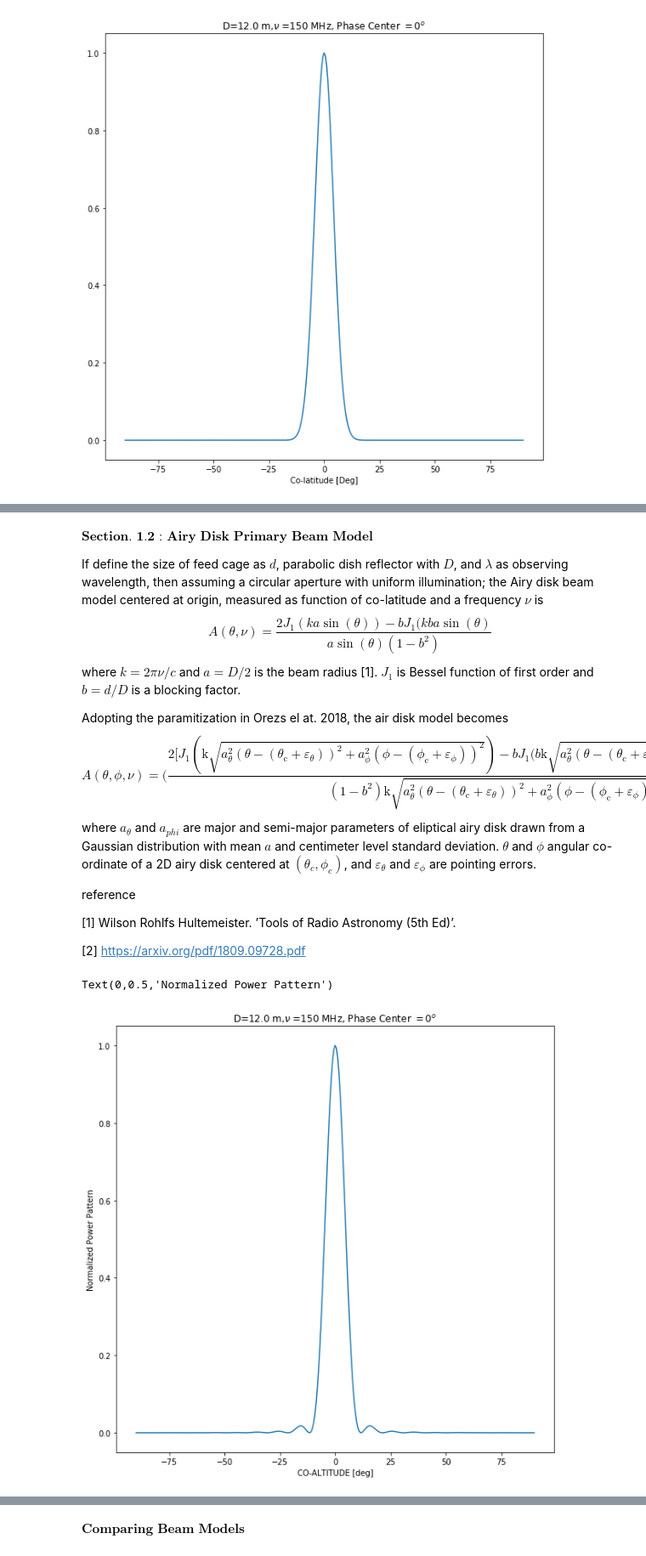
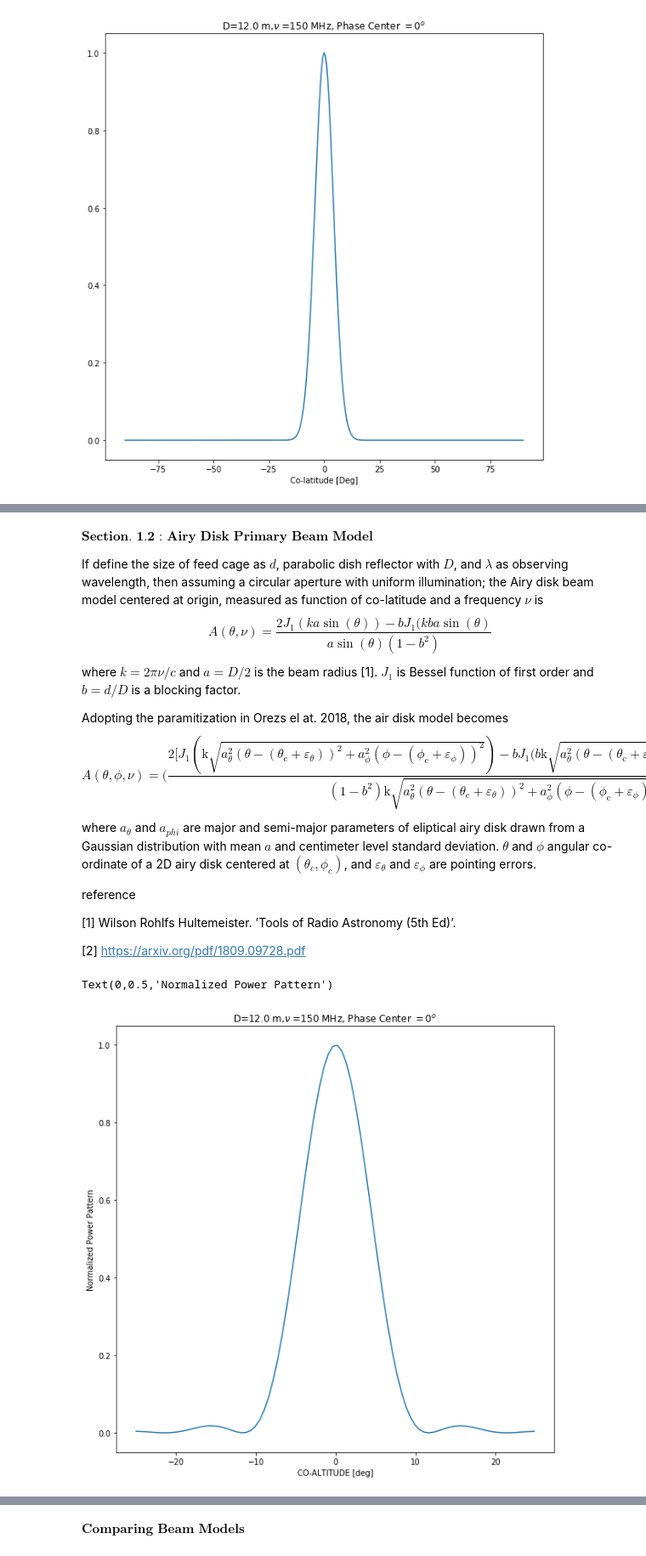
Before and after one commit to UKZN-Astronomy/hera_corrcal, a Jupyter notebook: Simulations/Beam Simulator.ipynb, the cells around one changed output, grey strips where cells are left out. Shown at 85% size. Drawn from its saved outputs; the diff is of its cells as text; code cells hidden in the pictures.

```diff
--- a/Simulations/Beam Simulator.ipynb
+++ b/Simulations/Beam Simulator.ipynb
@@ -59,7 +70,7 @@ plt.xlabel(r'Co-latitude [Deg]')
 Text(0.5,0,'Co-latitude [Deg]')
 [figure]
 # %%
-theta, phi = np.arange(-np.pi/2.0,np.pi/2.0,0.01),np.arange(-np.pi,np.pi,0.01)
+theta, phi = np.arange(- np.deg2rad(25),np.deg2rad(25),0.01),np.arange(-np.deg2rad(25),np.deg2rad(25),0.01)
 gaussian_pbeam =np.zeros((len(phi),len(theta)),dtype=np.float32)
 for phi_i in range(len(phi)):
     for theta_j in range(len(theta)):
@@ -91,15 +102,19 @@ $\textbf{Section. 1.2 : Airy Disk Primary Beam Model}$
 
 
 If define the size of feed cage as $\textit{d}$, parabolic dish reflector with $\textit{D}$, and $\lambda$ as observing wavelength, then assuming a circular aperture with uniform illumination; the Airy disk beam model  centered at origin, measured as function of co-latitude and a frequency $\nu$ is
+$$
 \begin{equation}
         \textit{A}(\theta,\nu)= \frac{2\textit{J}_1(\textit{k}\textit{a}\sin(\theta)) − \textit{b}\textit{J}_1(\textit{k}\textit{b}\textit{a}\sin(\theta)}{\textit{a}\sin(\theta )(1 − \textit{b}^2 )}
 \end{equation}
+$$
 where $\textit{k} = 2\pi\nu/\textit{c}$ and $\textit{a}=\textit{D}/2$ is the beam radius [1]. $\textit{J}_1$ is Bessel function of first order and  $\textit{b} = \textit{d}/\textit{D}$ is a blocking factor.
 
 Adopting the paramitization in Orezs el at. 2018, the air disk model becomes
+$$
 \begin{equation}
         \textit{A}(\theta,\phi,\nu)=\Big( \frac{2\Big[\textit{J}_1(\text{k}\sqrt{\textit{a}_{\theta}^2(\theta - (\theta_{\textrm{c}}+\varepsilon_{\theta}))^2 + \textit{a}_{\phi}^2(\phi-(\phi_{\textrm{c}} + \varepsilon_{\phi}))^2}) − \textit{b}\textit{J}_1(\textit{b}\text{k}\sqrt{\textit{a}_{\theta}^2(\theta - (\theta_{\textrm{c}}+\varepsilon_{\theta}))^2 + \textit{a}_{\phi}^2(\phi-(\phi_{\textrm{c}} + \varepsilon_{\phi}))^2}\Big]}{(1 − \textit{b}^2 )\text{k}\sqrt{\textit{a}_{\theta}^2(\theta - (\theta_{\textrm{c}}+\varepsilon_{\theta}))^2 + \textit{a}_{\phi}^2(\phi-(\phi_{\textrm{c}} + \varepsilon_{\phi}))^2}}\Big)^2
 \end{equation}
+$$
 where $\textit{a}_{\theta}$ and $\textit{a}_{phi}$ are major and semi-major parameters of eliptical airy disk drawn from a Gaussian distribution with mean $\textit{a}$ and centimeter level standard deviation. $\theta$ and $\phi$ angular co-ordinate of a 2D airy disk centered at $(\theta_{\textit{c}},\phi_{\textit{c}})$, and $\varepsilon_{\theta}$ and $ \varepsilon_{\phi}$ are pointing errors.
 
 
@@ -113,16 +128,16 @@ reference
 # %%
 #1d airy disk for phi =0 deg
 
-airy_disk_1d = [param_airydisk(theta[theta_i],0.0,a_x,a_y,q_0x,q_0y,d_diam,0.5,freq_mid) for theta_i in range(theta.size)]
+airy_disk_1d = [param_airydisk(0.0,0.0,theta[theta_i],0.0,a_x,a_y,q_0x,q_0y,d_diam,0.5,freq_mid) for theta_i in range(theta.size)]
 
 plt.figure(figsize=(10,10))
 plt.title(r'D=12.0 m,$\nu$ =150 MHz, Phase Center $=0^o$ ')
 plt.plot(np.rad2deg(theta),airy_disk_1d)
 plt.xlabel('CO-ALTITUDE [deg]')
 plt.ylabel('Normalized Power Pattern')
 # %% [output]
 Text(0,0.5,'Normalized Power Pattern')
-[figure, old version]
+[figure, new version]
 # %%
 #parametized airydisk
 
```
Also changed, not shown: parts of 6 cells of this notebook.
